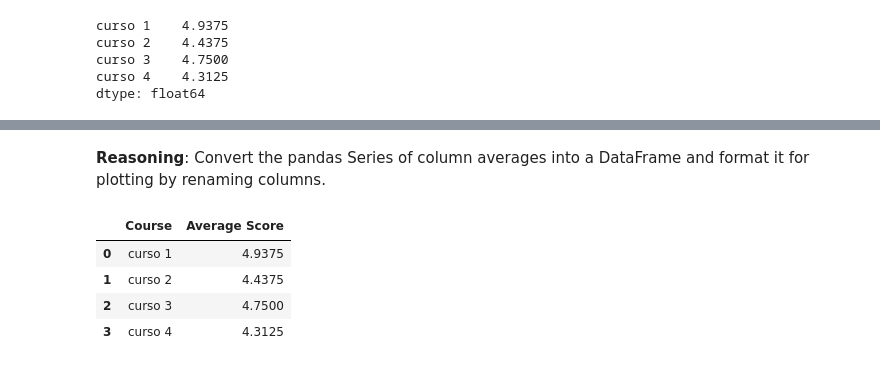
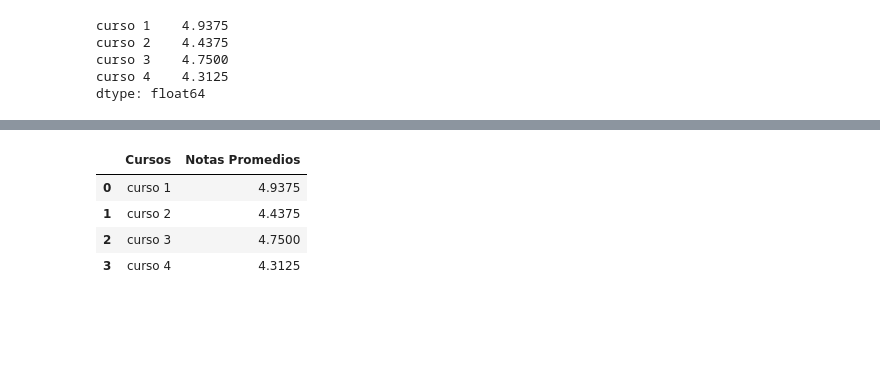
Before and after one commit to Tomytool/pythonClass, a Jupyter notebook: clase_01.ipynb, the cells around one changed output, grey strips where cells are left out. Drawn from its saved outputs; the diff is of its cells as text; code cells hidden in the pictures; blank space fills up the shorter version.

```diff
--- a/clase_01.ipynb
+++ b/clase_01.ipynb
@@ -61,12 +35,9 @@ Organize the calculated averages into a format suitable for plotting.
-# %% [markdown]
-**Reasoning**:
-Convert the pandas Series of column averages into a DataFrame and format it for plotting by renaming columns.
 # %%
 df_averages = column_averages.reset_index()
-df_averages.columns = ['Course', 'Average Score']
+df_averages.columns = ['Cursos', 'Notas Promedios']
 display(df_averages)
 # %% [output]
-|  | Course | Average Score |
+|  | Cursos | Notas Promedios |
 | 0 | curso 1 | 4.9375 |
 | 1 | curso 2 | 4.4375 |
 | 2 | curso 3 | 4.7500 |
```
Also changed, not shown: parts of 10 cells of this notebook.
